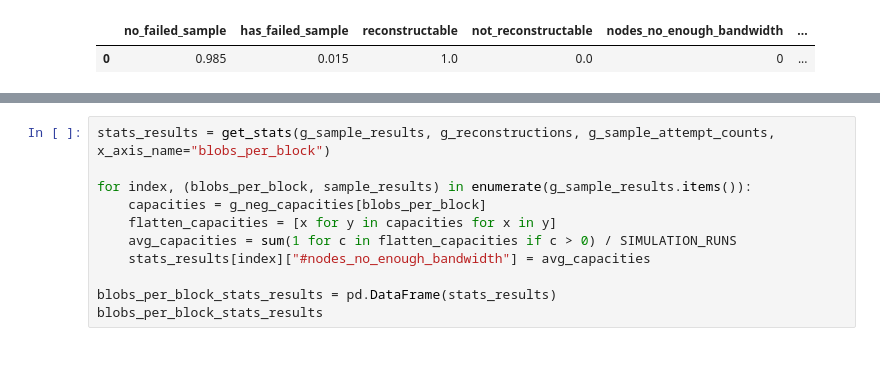
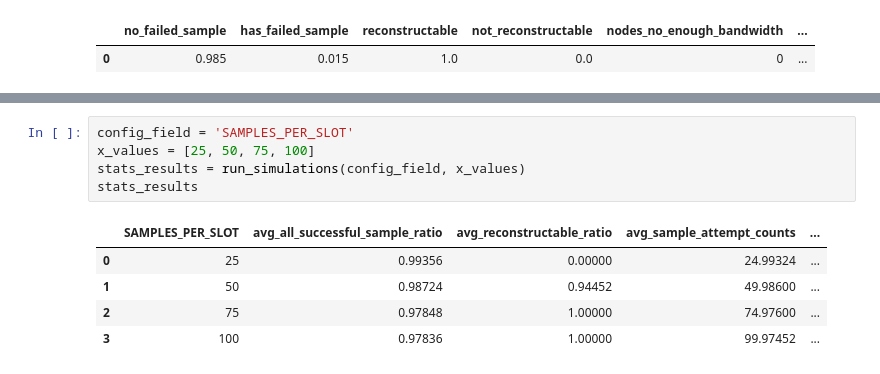
Before and after one commit to hwwhww/peerdas, a Jupyter notebook: sim.ipynb, the cells around one changed output, grey strips where cells are left out. Drawn from its saved outputs; the diff is of its cells as text.

```diff
--- a/sim.ipynb
+++ b/sim.ipynb
@@ -646,11 +678,11 @@ to_capacity_dict_stats(g_sample_results, g_reconstructions, g_sample_attempt_cou
-# %%
-stats_results = get_stats(g_sample_results, g_reconstructions, g_sample_attempt_counts, x_axis_name="blobs_per_block")
-
-for index, (blobs_per_block, sample_results) in enumerate(g_sample_results.items()):
-    capacities = g_neg_capacities[blobs_per_block]
-    flatten_capacities = [x for y in capacities for x in y]
-    avg_capacities = sum(1 for c in flatten_capacities if c > 0) / SIMULATION_RUNS
-    stats_results[index]["#nodes_no_enough_bandwidth"] = avg_capacities
-
-blobs_per_block_stats_results = pd.DataFrame(stats_results)
-blobs_per_block_stats_results
+# %%
+config_field = 'SAMPLES_PER_SLOT'
+x_values = [25, 50, 75, 100]
+stats_results = run_simulations(config_field, x_values)
+stats_results
+# %% [output]
+|  | SAMPLES_PER_SLOT | avg_all_successful_sample_ratio | avg_reconstructable_ratio | avg_sample_attempt_counts | ... |
+| 0 | 25 | 0.99356 | 0.00000 | 24.99324 | ... |
+| 1 | 50 | 0.98724 | 0.94452 | 49.98600 | ... |
+| 2 | 75 | 0.97848 | 1.00000 | 74.97600 | ... |
+| 3 | 100 | 0.97836 | 1.00000 | 99.97452 | ... |
```
Also changed, not shown: parts of 22 cells of this notebook.
